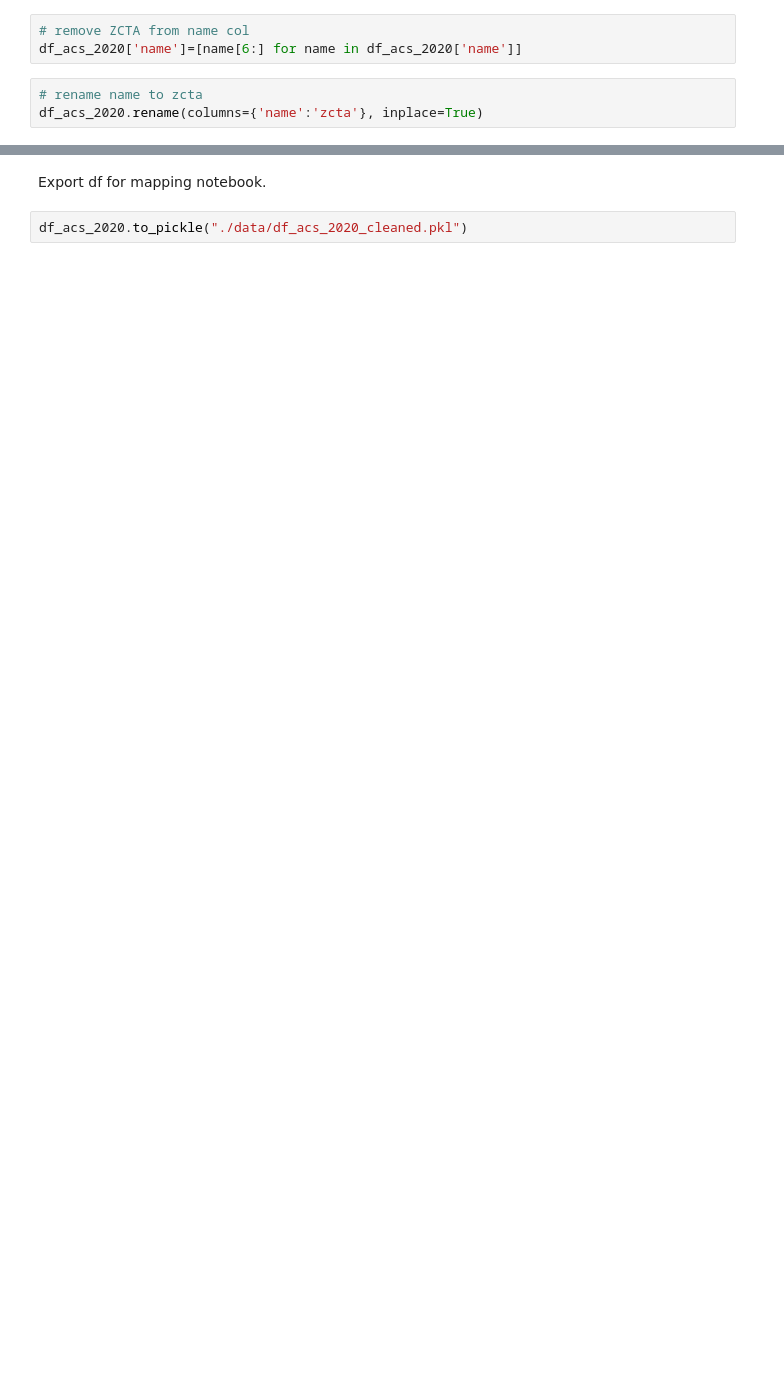
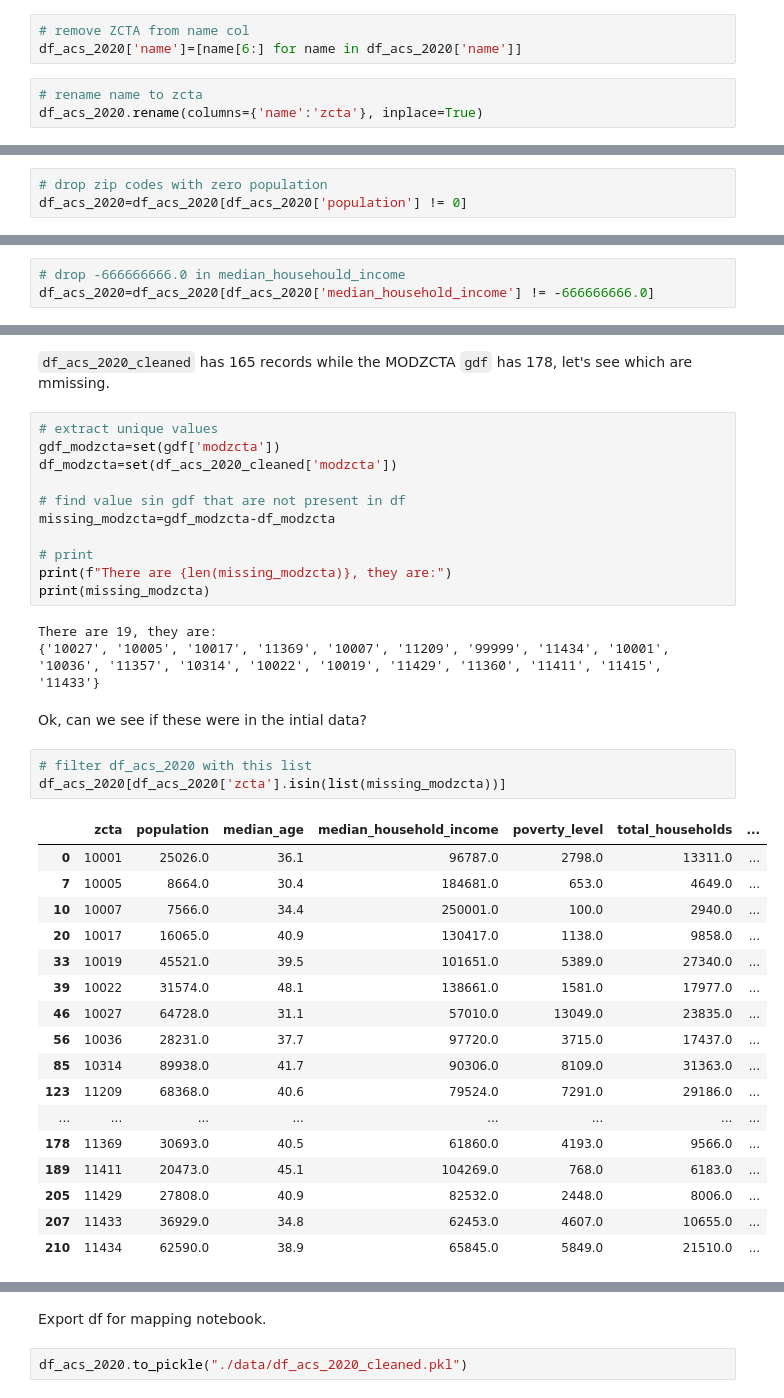
Before and after one commit to justinm0rgan/python_mapping, a Jupyter notebook: 01_data_gathering.ipynb, the cells around one changed output, grey strips where cells are left out. Cells and saved outputs as stored; diff of their text form; blank space fills up the shorter version.

```diff
--- a/01_data_gathering.ipynb
+++ b/01_data_gathering.ipynb
@@ -173,0 +223,3 @@ df_acs_2020.rename(columns={'name':'zcta'}, inplace=True)
+# %%
+# drop zip codes with zero population
+df_acs_2020=df_acs_2020[df_acs_2020['population'] != 0]
@@ -173,0 +245,3 @@ df_acs_2020.rename(columns={'name':'zcta'}, inplace=True)
+# %%
+# drop -666666666.0 in median_househould_income
+df_acs_2020=df_acs_2020[df_acs_2020['median_household_income'] != -666666666.0]
@@ -173,0 +310,39 @@ df_acs_2020.rename(columns={'name':'zcta'}, inplace=True)
+# %% [markdown]
+`df_acs_2020_cleaned` has 165 records while the MODZCTA `gdf` has 178, let's see which are mmissing.
+# %%
+# extract unique values
+gdf_modzcta=set(gdf['modzcta'])
+df_modzcta=set(df_acs_2020_cleaned['modzcta'])
+
+# find value sin gdf that are not present in df
+missing_modzcta=gdf_modzcta-df_modzcta
+
+# print
+print(f"There are {len(missing_modzcta)}, they are:")
+print(missing_modzcta)
+# %% [output]
+There are 19, they are:
+{'10027', '10005', '10017', '11369', '10007', '11209', '99999', '11434', '10001', '10036', '11357', '10314', '10022', '10019', '11429', '11360', '11411', '11415', '11433'}
+# %% [markdown]
+Ok, can we see if these were in the intial data?
+# %%
+# filter df_acs_2020 with this list
+df_acs_2020[df_acs_2020['zcta'].isin(list(missing_modzcta))]
+# %% [output]
+|  | zcta | population | median_age | median_household_income | poverty_level | total_households | ... |
+| 0 | 10001 | 25026.0 | 36.1 | 96787.0 | 2798.0 | 13311.0 | ... |
+| 7 | 10005 | 8664.0 | 30.4 | 184681.0 | 653.0 | 4649.0 | ... |
+| 10 | 10007 | 7566.0 | 34.4 | 250001.0 | 100.0 | 2940.0 | ... |
+| 20 | 10017 | 16065.0 | 40.9 | 130417.0 | 1138.0 | 9858.0 | ... |
+| 33 | 10019 | 45521.0 | 39.5 | 101651.0 | 5389.0 | 27340.0 | ... |
+| 39 | 10022 | 31574.0 | 48.1 | 138661.0 | 1581.0 | 17977.0 | ... |
+| 46 | 10027 | 64728.0 | 31.1 | 57010.0 | 13049.0 | 23835.0 | ... |
+| 56 | 10036 | 28231.0 | 37.7 | 97720.0 | 3715.0 | 17437.0 | ... |
+| 85 | 10314 | 89938.0 | 41.7 | 90306.0 | 8109.0 | 31363.0 | ... |
+| 123 | 11209 | 68368.0 | 40.6 | 79524.0 | 7291.0 | 29186.0 | ... |
+| ... | ... | ... | ... | ... | ... | ... | ... |
+| 178 | 11369 | 30693.0 | 40.5 | 61860.0 | 4193.0 | 9566.0 | ... |
+| 189 | 11411 | 20473.0 | 45.1 | 104269.0 | 768.0 | 6183.0 | ... |
+| 205 | 11429 | 27808.0 | 40.9 | 82532.0 | 2448.0 | 8006.0 | ... |
+| 207 | 11433 | 36929.0 | 34.8 | 62453.0 | 4607.0 | 10655.0 | ... |
+| 210 | 11434 | 62590.0 | 38.9 | 65845.0 | 5849.0 | 21510.0 | ... |
```
Also changed, not shown: parts of 26 cells of this notebook.
